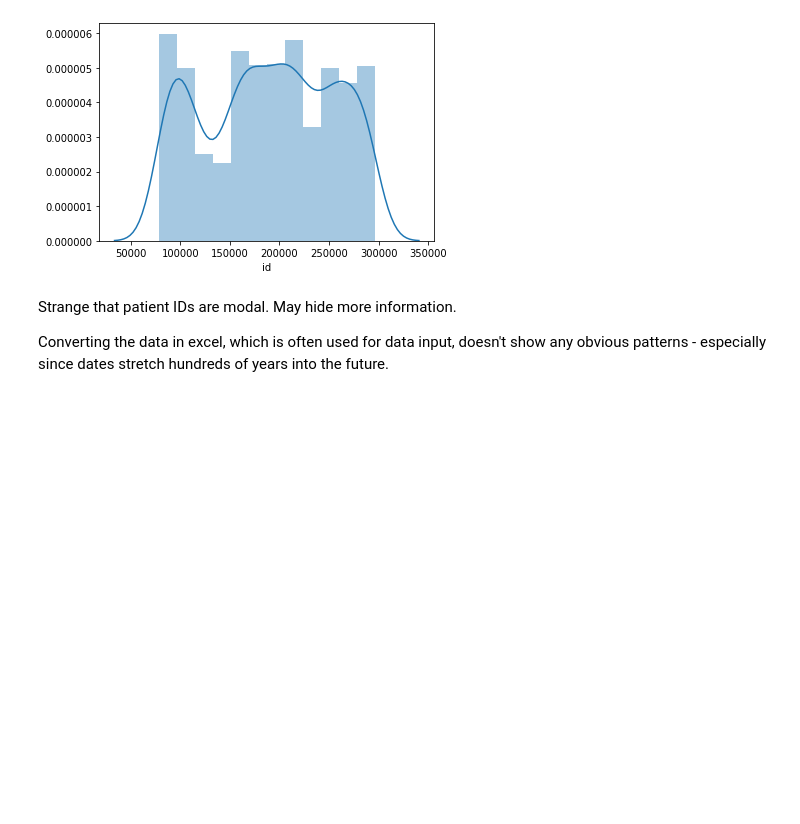
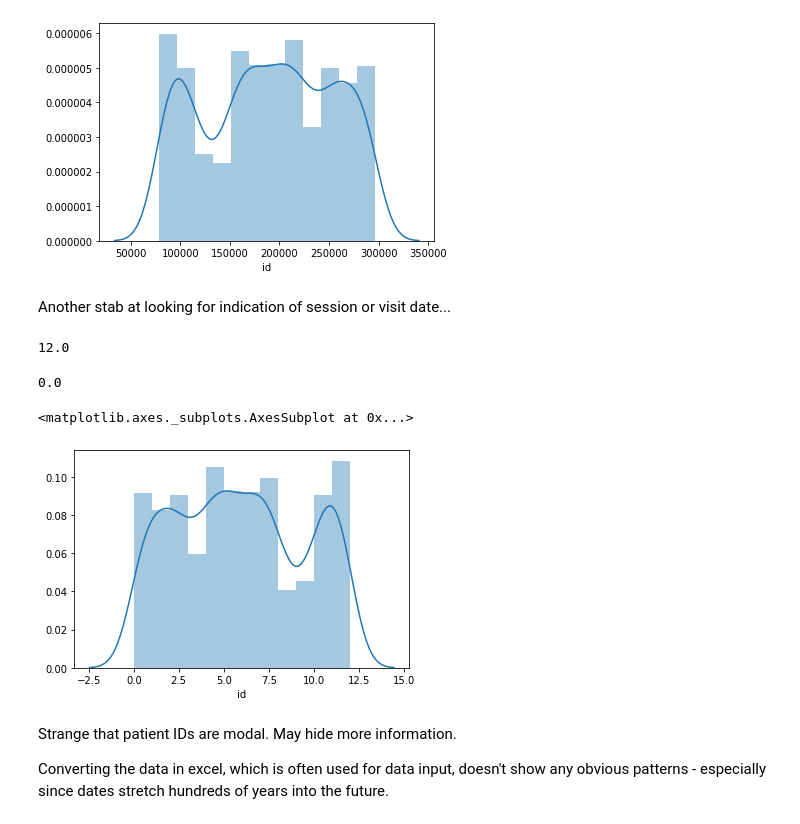
Before and after one commit to crkaz/data-mining, a Jupyter notebook: acw/Second Draft.ipynb, the cells around one changed output. Cells and saved outputs as stored; diff of their text form; code cells hidden in the pictures; blank space fills up the shorter version.

```diff
--- a/acw/Second Draft.ipynb
+++ b/acw/Second Draft.ipynb
@@ -577,6 +578,23 @@ sns.distplot(patientIDs)
 # %% [output]
 <matplotlib.axes._subplots.AxesSubplot at 0x...>
 [figure]
+# %% [markdown]
+Another stab at looking for indication of session or visit date...
+# %%
+# normPatId = (patientIDs - patientIDs.mean()) / patientIDs.std()## z-normalise
+normPatId = ((patientIDs - patientIDs.min()) / (patientIDs.min() - patientIDs.max()) + 1) * 12## z-normalise
+normPatId.max()
+# %% [output]
+12.0
+# %%
+normPatId.min()
+# %% [output]
+0.0
+# %%
+sns.distplot(normPatId)
+# %% [output]
+<matplotlib.axes._subplots.AxesSubplot at 0x...>
+[figure, added]
 # %% [markdown]
 Strange that patient IDs are modal. May hide more information.
 
```
Also changed, not shown: parts of 47 cells of this notebook.
